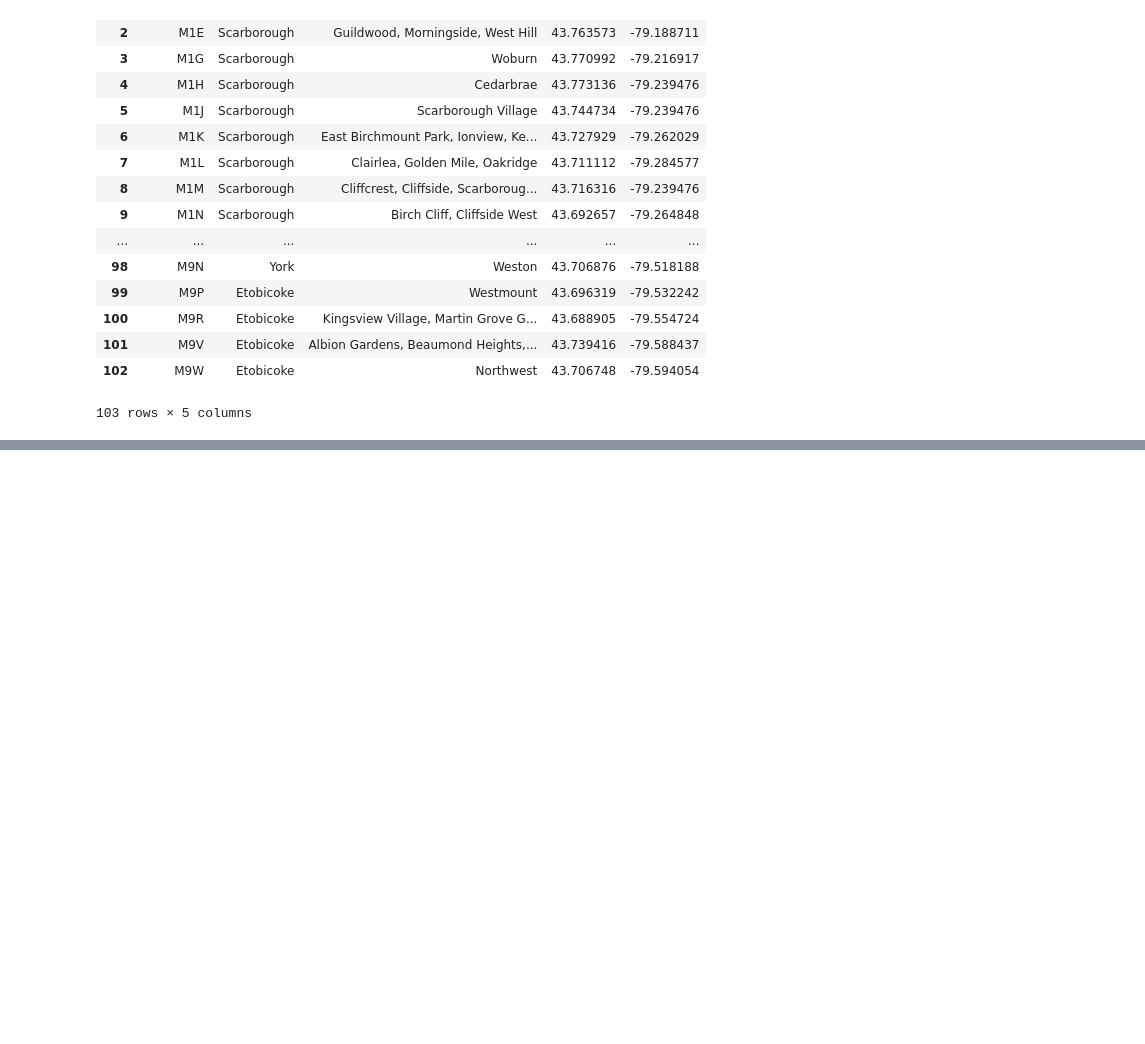
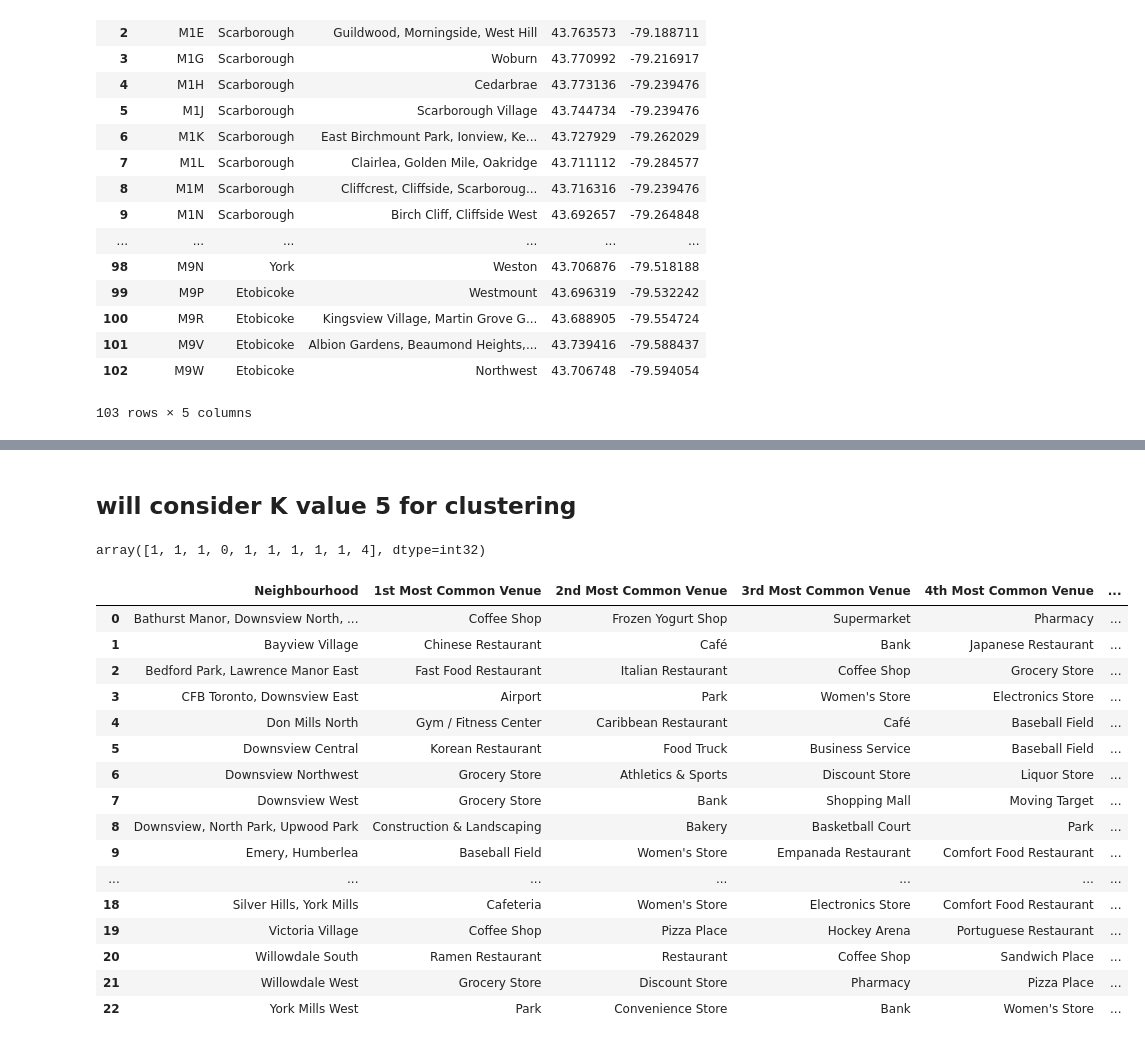
Before and after one commit to sankarindia/Coursera_Capstone, a Jupyter notebook: Toronto_KN_Clustering.ipynb, the cells around one changed output, grey strips where cells are left out. Cells and saved outputs as stored; diff of their text form; code cells hidden in the pictures; blank space fills up the shorter version.

```diff
--- a/Toronto_KN_Clustering.ipynb
+++ b/Toronto_KN_Clustering.ipynb
@@ -159,0 +480,12 @@ Toronto_DB
+# %%
+num_top_venues = 5
+
+for hood in NorthYork_grouped['Neighbourhood']:
+    print("----"+hood+"----")
+    temp = NorthYork_grouped[NorthYork_grouped['Neighbourhood'] == hood].T.reset_index()
+    temp.columns = ['venue','freq']
+    temp = temp.iloc[1:]
+    temp['freq'] = temp['freq'].astype(float)
+    temp = temp.round({'freq': 2})
+    print(temp.sort_values('freq', ascending=False).reset_index(drop=True).head(num_top_venues))
+    print('\n')
@@ -159,0 +510,27 @@ Toronto_DB
+# %%
+def return_most_common_venues(row, num_top_venues):
+    row_categories = row.iloc[1:]
+    row_categories_sorted = row_categories.sort_values(ascending=False)
+
+    return row_categories_sorted.index.values[0:num_top_venues]
+# %%
+num_top_venues = 10
+
+indicators = ['st', 'nd', 'rd']
+
+# create columns according to number of top venues
+columns = ['Neighbourhood']
+for ind in np.arange(num_top_venues):
+    try:
+        columns.append('{}{} Most Common Venue'.format(ind+1, indicators[ind]))
+    except:
+        columns.append('{}th Most Common Venue'.format(ind+1))
+
+# create a new dataframe
+neighbourhoods_venues_sorted = pd.DataFrame(columns=columns)
+neighbourhoods_venues_sorted['Neighbourhood'] = NorthYork_grouped['Neighbourhood']
+
+for ind in np.arange(NorthYork_grouped.shape[0]):
+    neighbourhoods_venues_sorted.iloc[ind, 1:] = return_most_common_venues(NorthYork_grouped.iloc[ind, :], num_top_venues)
+
+neighbourhoods_venues_sorted.head()
@@ -159,0 +544,35 @@ Toronto_DB
+# %% [markdown]
+## will consider K value 5 for clustering
+# %%
+# set number of clusters
+kclusters = 5
+
+NorthYork_grouped_clustering = NorthYork_grouped.drop('Neighbourhood', 1)
+
+# run k-means clustering
+kmeans = KMeans(n_clusters=kclusters, random_state=0).fit(NorthYork_grouped_clustering)
+
+# check cluster labels generated for each row in the dataframe
+kmeans.labels_[0:10]
+# %% [output]
+array([1, 1, 1, 0, 1, 1, 1, 1, 1, 4], dtype=int32)
+# %%
+neighbourhoods_venues_sorted
+# %% [output]
+|  | Neighbourhood | 1st Most Common Venue | 2nd Most Common Venue | 3rd Most Common Venue | 4th Most Common Venue | ... |
+| 0 | Bathurst Manor, Downsview North, ... | Coffee Shop | Frozen Yogurt Shop | Supermarket | Pharmacy | ... |
+| 1 | Bayview Village | Chinese Restaurant | Café | Bank | Japanese Restaurant | ... |
+| 2 | Bedford Park, Lawrence Manor East | Fast Food Restaurant | Italian Restaurant | Coffee Shop | Grocery Store | ... |
+| 3 | CFB Toronto, Downsview East | Airport | Park | Women's Store | Electronics Store | ... |
+| 4 | Don Mills North | Gym / Fitness Center | Caribbean Restaurant | Café | Baseball Field | ... |
+| 5 | Downsview Central | Korean Restaurant | Food Truck | Business Service | Baseball Field | ... |
+| 6 | Downsview Northwest | Grocery Store | Athletics & Sports | Discount Store | Liquor Store | ... |
+| 7 | Downsview West | Grocery Store | Bank | Shopping Mall | Moving Target | ... |
+| 8 | Downsview, North Park, Upwood Park | Construction & Landscaping | Bakery | Basketball Court | Park | ... |
+| 9 | Emery, Humberlea | Baseball Field | Women's Store | Empanada Restaurant | Comfort Food Restaurant | ... |
+| ... | ... | ... | ... | ... | ... | ... |
+| 18 | Silver Hills, York Mills | Cafeteria | Women's Store | Electronics Store | Comfort Food Restaurant | ... |
+| 19 | Victoria Village | Coffee Shop | Pizza Place | Hockey Arena | Portuguese Restaurant | ... |
+| 20 | Willowdale South | Ramen Restaurant | Restaurant | Coffee Shop | Sandwich Place | ... |
+| 21 | Willowdale West | Grocery Store | Discount Store | Pharmacy | Pizza Place | ... |
+| 22 | York Mills West | Park | Convenience Store | Bank | Women's Store | ... |
```
Also changed, not shown: parts of 44 cells of this notebook.
